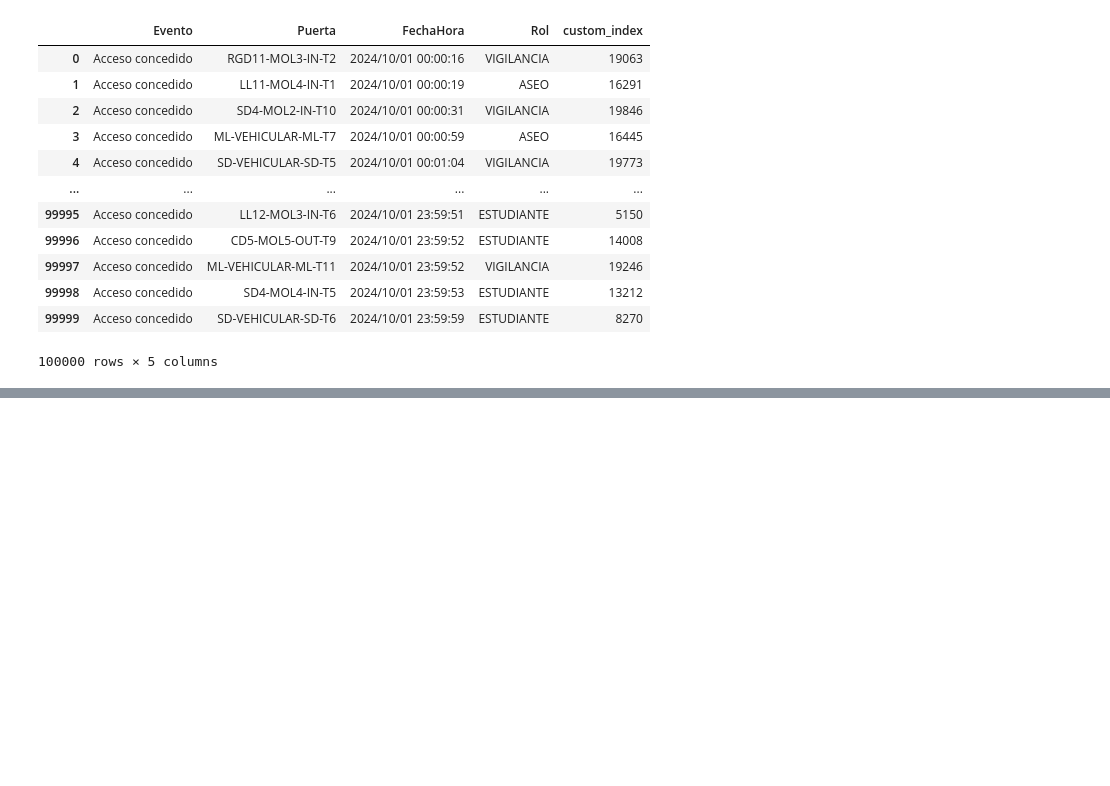
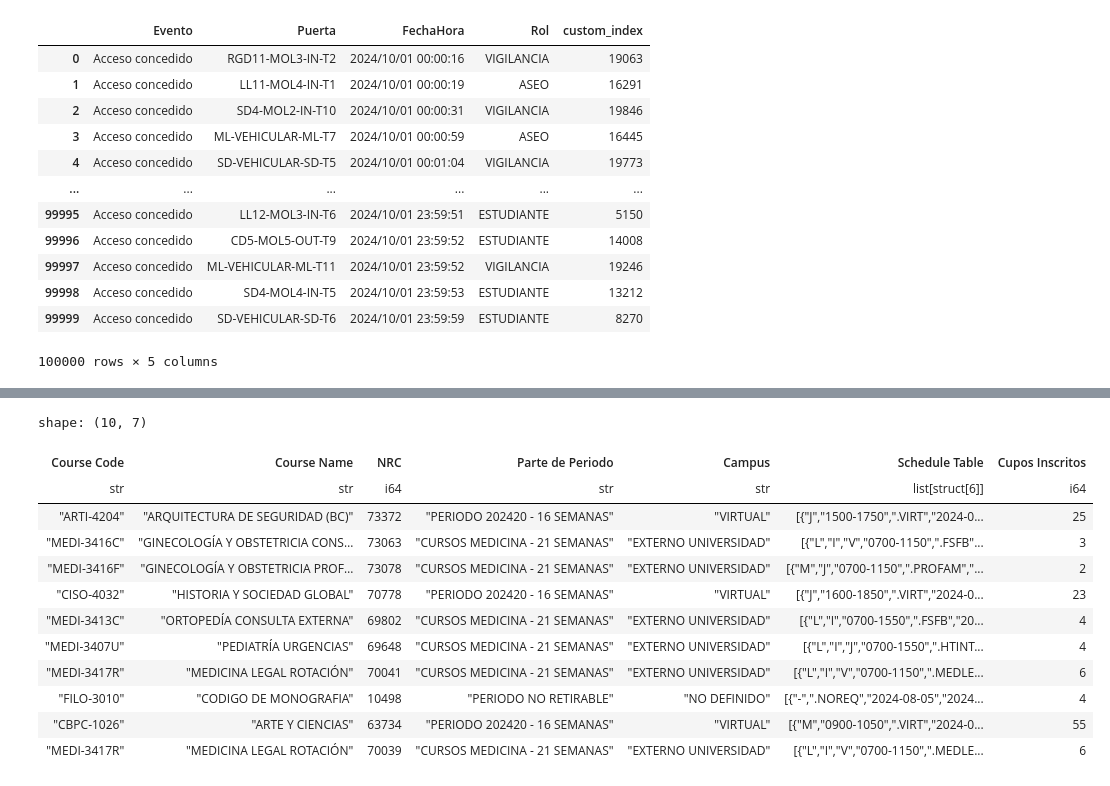
Before and after one commit to Sayala100/Thesis-SmartCampusVisualization, a Jupyter notebook: backend/notebooks/data_processing.ipynb, the cells around one changed output, grey strips where cells are left out. Saved outputs shown, nothing was run; the diff lists cells and outputs as text; code cells hidden in the pictures; blank space fills up the shorter version.

```diff
--- a/backend/notebooks/data_processing.ipynb
+++ b/backend/notebooks/data_processing.ipynb
@@ -133,0 +174,23 @@ for i, image in enumerate(images):
+# %%
+#Drop the columns which are not needed
+df = df.drop("Cupo", "Sección", "Créditos", "Periodo","Cupos Ofrecidos", "Cupos Disponibles")
+# %%
+df_virt = pl.DataFrame()
+df_virt = df.filter(pl.col('Campus').is_in(["NO DEFINIDO",
+"VIRTUAL",
+"EXTERNO UNIVERSIDAD" ] ))
+df_virt.sample(10)
+# %% [output]
+shape: (10, 7)
+| Course Code | Course Name | NRC | Parte de Periodo | Campus | Schedule Table | Cupos Inscritos |
+| str | str | i64 | str | str | list[struct[6]] | i64 |
+| "ARTI-4204" | "ARQUITECTURA DE SEGURIDAD (BC)" | 73372 | "PERIODO 202420 - 16 SEMANAS" | "VIRTUAL" | [{"J","1500-1750",".VIRT","2024-0... | 25 |
+| "MEDI-3416C" | "GINECOLOGÍA Y OBSTETRICIA CONS… | 73063 | "CURSOS MEDICINA - 21 SEMANAS" | "EXTERNO UNIVERSIDAD" | [{"L","I","V","0700-1150",".FSFB"... | 3 |
+| "MEDI-3416F" | "GINECOLOGÍA Y OBSTETRICIA PROF… | 73078 | "CURSOS MEDICINA - 21 SEMANAS" | "EXTERNO UNIVERSIDAD" | [{"M","J","0700-1150",".PROFAM","... | 2 |
+| "CISO-4032" | "HISTORIA Y SOCIEDAD GLOBAL" | 70778 | "PERIODO 202420 - 16 SEMANAS" | "VIRTUAL" | [{"J","1600-1850",".VIRT","2024-0... | 23 |
+| "MEDI-3413C" | "ORTOPEDÍA CONSULTA EXTERNA" | 69802 | "CURSOS MEDICINA - 21 SEMANAS" | "EXTERNO UNIVERSIDAD" | [{"L","I","0700-1550",".FSFB","20... | 4 |
+| "MEDI-3407U" | "PEDIATRÍA URGENCIAS" | 69648 | "CURSOS MEDICINA - 21 SEMANAS" | "EXTERNO UNIVERSIDAD" | [{"L","I","J","0700-1550",".HTINT... | 4 |
+| "MEDI-3417R" | "MEDICINA LEGAL ROTACIÓN" | 70041 | "CURSOS MEDICINA - 21 SEMANAS" | "EXTERNO UNIVERSIDAD" | [{"L","I","V","0700-1150",".MEDLE... | 6 |
+| "FILO-3010" | "CODIGO DE MONOGRAFIA" | 10498 | "PERIODO NO RETIRABLE" | "NO DEFINIDO" | [{"-",".NOREQ","2024-08-05","2024... | 4 |
+| "CBPC-1026" | "ARTE Y CIENCIAS" | 63734 | "PERIODO 202420 - 16 SEMANAS" | "VIRTUAL" | [{"M","0900-1050",".VIRT","2024-0... | 55 |
+| "MEDI-3417R" | "MEDICINA LEGAL ROTACIÓN" | 70039 | "CURSOS MEDICINA - 21 SEMANAS" | "EXTERNO UNIVERSIDAD" | [{"L","I","V","0700-1150",".MEDLE... | 6 |
```
Also changed, not shown: parts of 6 cells of this notebook.
